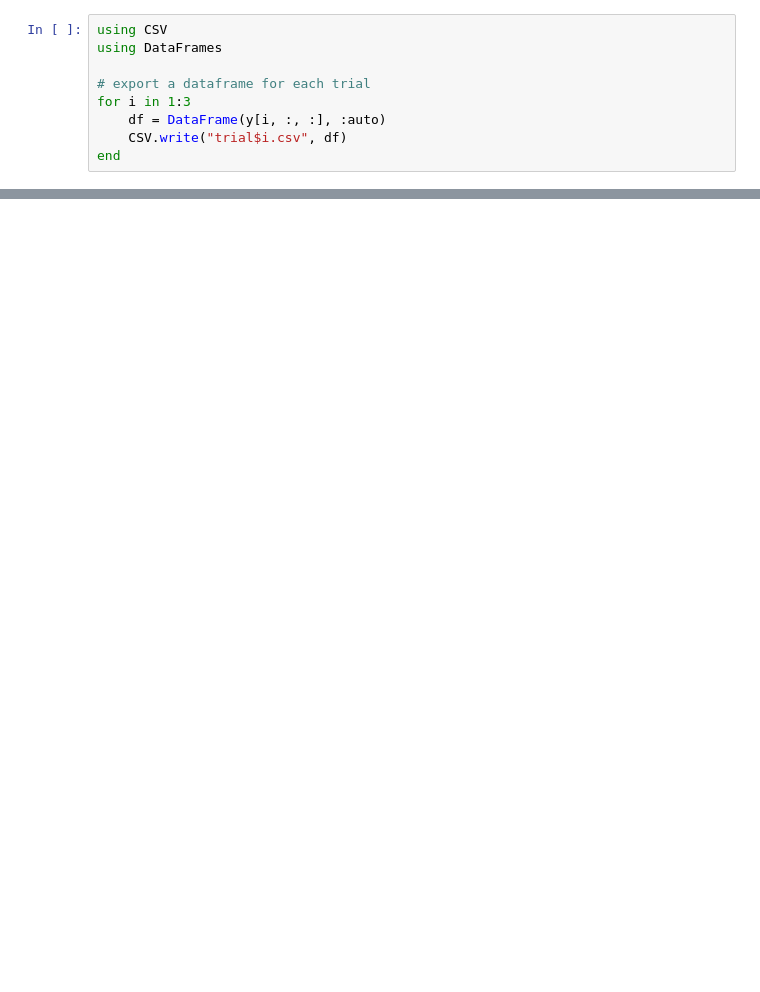
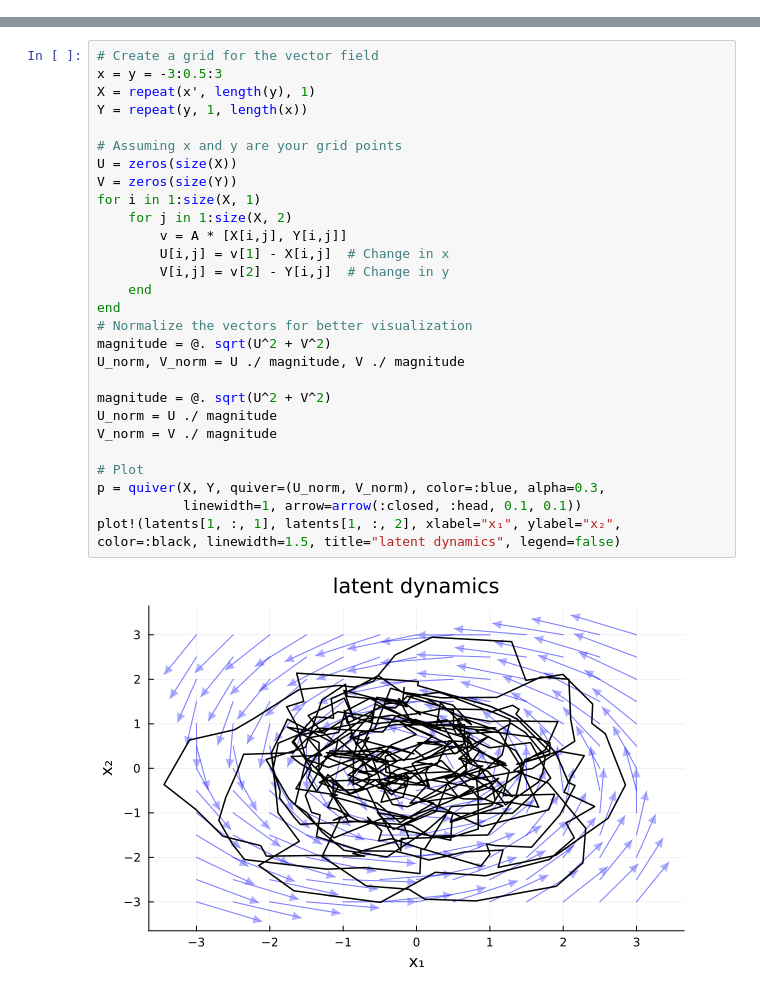
Before and after one commit to depasquale-lab/StateSpaceDynamics.jl, a Jupyter notebook: notebooks/PoissonLDS.ipynb, the cells around one changed output, grey strips where cells are left out. Drawn from its saved outputs; the diff is of its cells as text; blank space fills up the shorter version.

```diff
--- a/notebooks/PoissonLDS.ipynb
+++ b/notebooks/PoissonLDS.ipynb
@@ -141,9 +13,0 @@ SSM.gradient_observation_model!(zeros(9), C, log_d, E_z, P_smooth, y)
-# %%
-using CSV
-using DataFrames
-
-# export a dataframe for each trial
-for i in 1:3
-    df = DataFrame(y[i, :, :], :auto)
-    CSV.write("trial$i.csv", df)
-end
@@ -406,0 +49,30 @@ scatter(true_X[:, 1], true_X[:, 2], label="True")
+# %%
+# Create a grid for the vector field
+x = y = -3:0.5:3
+X = repeat(x', length(y), 1)
+Y = repeat(y, 1, length(x))
+
+# Assuming x and y are your grid points
+U = zeros(size(X))
+V = zeros(size(Y))
+for i in 1:size(X, 1)
+    for j in 1:size(X, 2)
+        v = A * [X[i,j], Y[i,j]]
+        U[i,j] = v[1] - X[i,j]  # Change in x
+        V[i,j] = v[2] - Y[i,j]  # Change in y
+    end
+end
+# Normalize the vectors for better visualization
+magnitude = @. sqrt(U^2 + V^2)
+U_norm, V_norm = U ./ magnitude, V ./ magnitude
+
+magnitude = @. sqrt(U^2 + V^2)
+U_norm = U ./ magnitude
+V_norm = V ./ magnitude
+
+# Plot
+p = quiver(X, Y, quiver=(U_norm, V_norm), color=:blue, alpha=0.3,
+           linewidth=1, arrow=arrow(:closed, :head, 0.1, 0.1))
+plot!(latents[1, :, 1], latents[1, :, 2], xlabel="x₁", ylabel="x₂", color=:black, linewidth=1.5, title="latent dynamics", legend=false)
+# %% [output]
+[figure, added]
```
Also changed, not shown: parts of 25 cells of this notebook, 4 other files.
